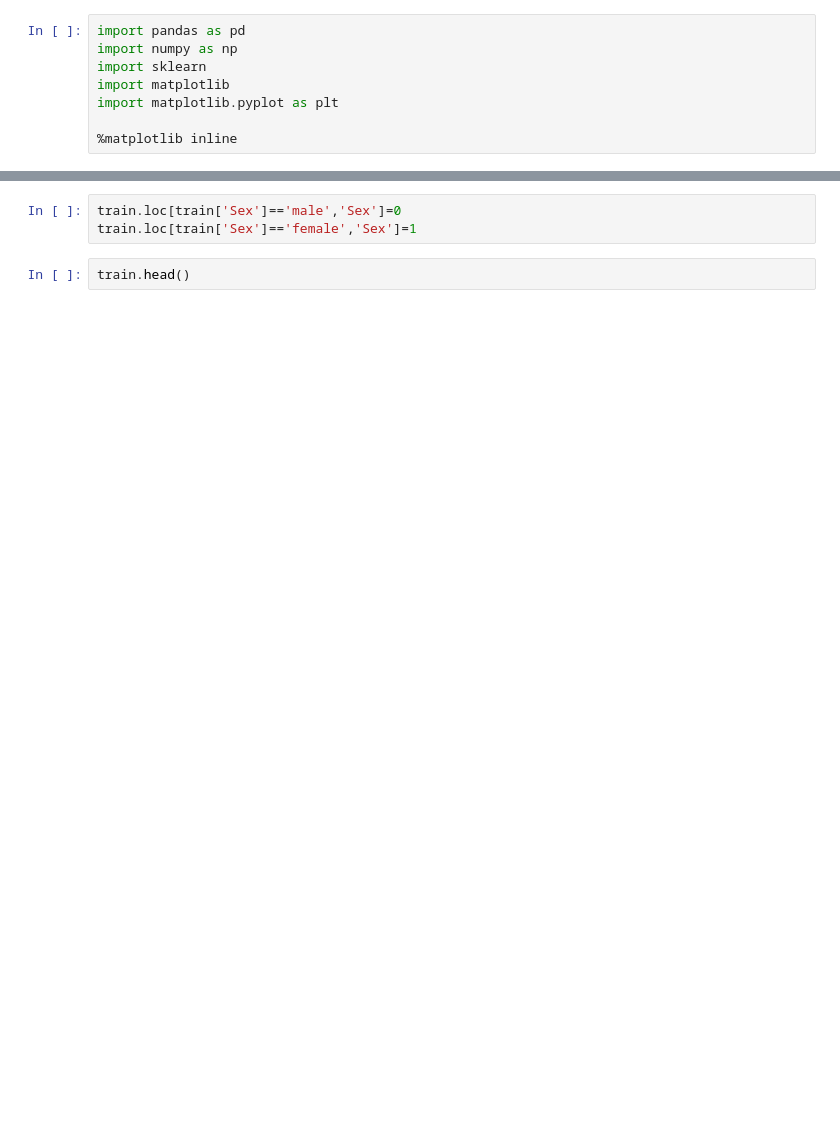
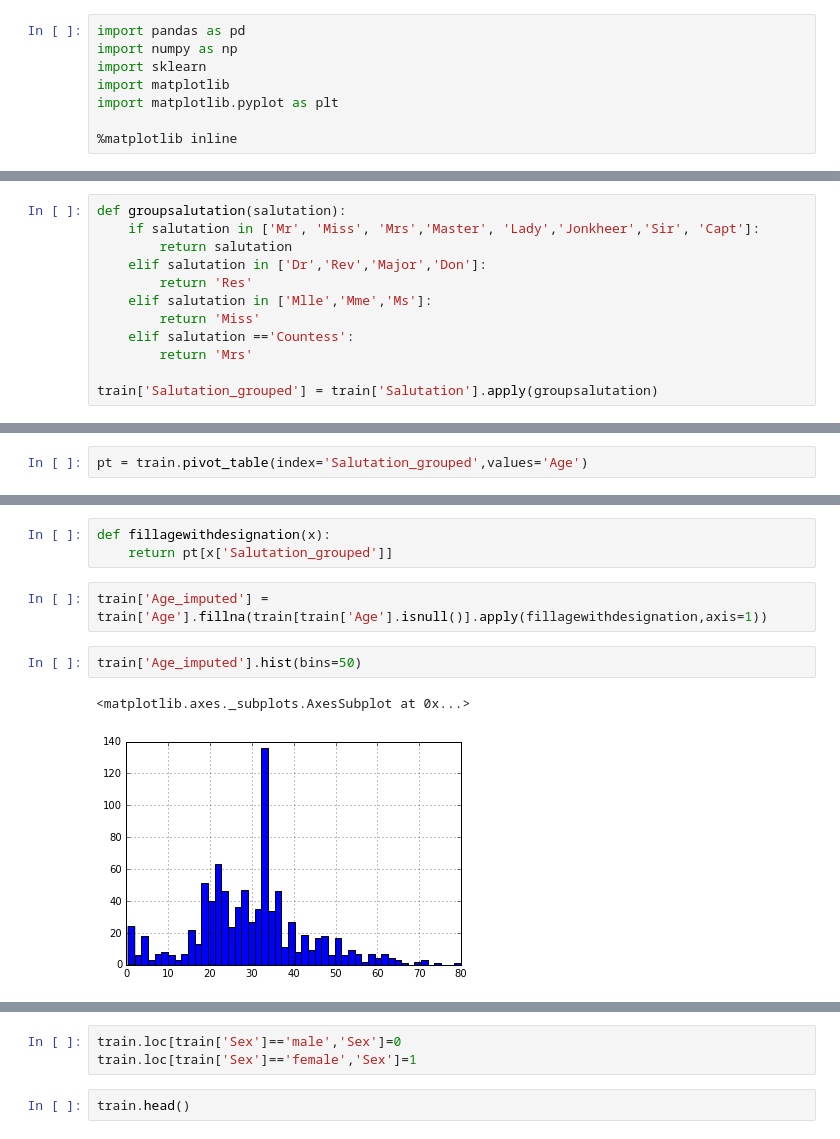
Before and after one commit to suyashkumar2409/Kaggle-Competitions, a Jupyter notebook: Titanic/Titanic.ipynb, the cells around one changed output, grey strips where cells are left out. Drawn from its saved outputs; the diff is of its cells as text; blank space fills up the shorter version.

```diff
--- a/Titanic/Titanic.ipynb
+++ b/Titanic/Titanic.ipynb
@@ -10,0 +101,12 @@ train = pd.read_csv('train.csv')
+# %%
+def groupsalutation(salutation):
+    if salutation in ['Mr', 'Miss', 'Mrs','Master', 'Lady','Jonkheer','Sir', 'Capt']:
+        return salutation
+    elif salutation in ['Dr','Rev','Major','Don']:
+        return 'Res'
+    elif salutation in ['Mlle','Mme','Ms']:
+        return 'Miss'
+    elif salutation =='Countess':
+        return 'Mrs'
+
+train['Salutation_grouped'] = train['Salutation'].apply(groupsalutation)
@@ -10,0 +128,2 @@ train = pd.read_csv('train.csv')
+# %%
+pt = train.pivot_table(index='Salutation_grouped',values='Age')
@@ -10,0 +144,10 @@ train = pd.read_csv('train.csv')
+# %%
+def fillagewithdesignation(x):
+    return pt[x['Salutation_grouped']]
+# %%
+train['Age_imputed'] = train['Age'].fillna(train[train['Age'].isnull()].apply(fillagewithdesignation,axis=1))
+# %%
+train['Age_imputed'].hist(bins=50)
+# %% [output]
+<matplotlib.axes._subplots.AxesSubplot at 0x...>
+[figure, added]
```
Also changed, not shown: parts of 30 cells of this notebook, 1 other file.
